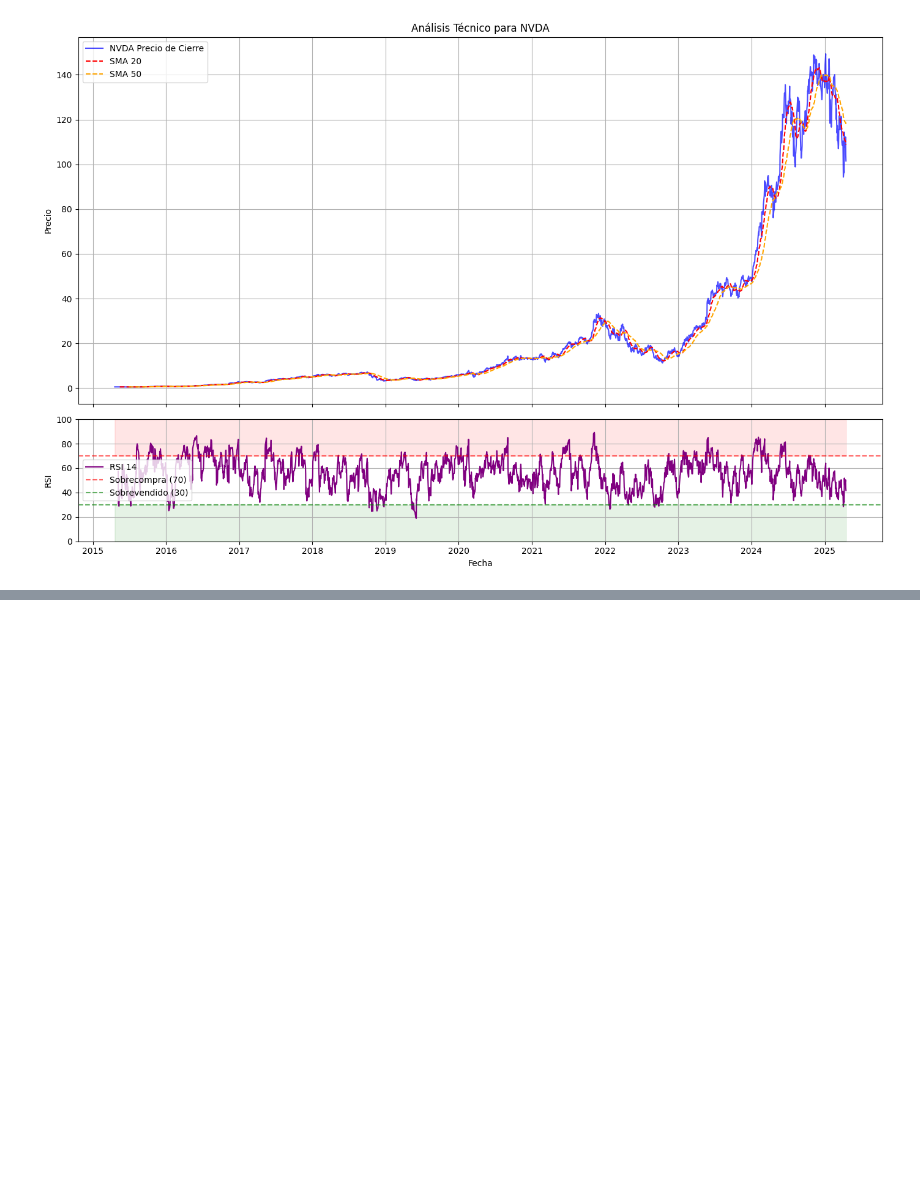
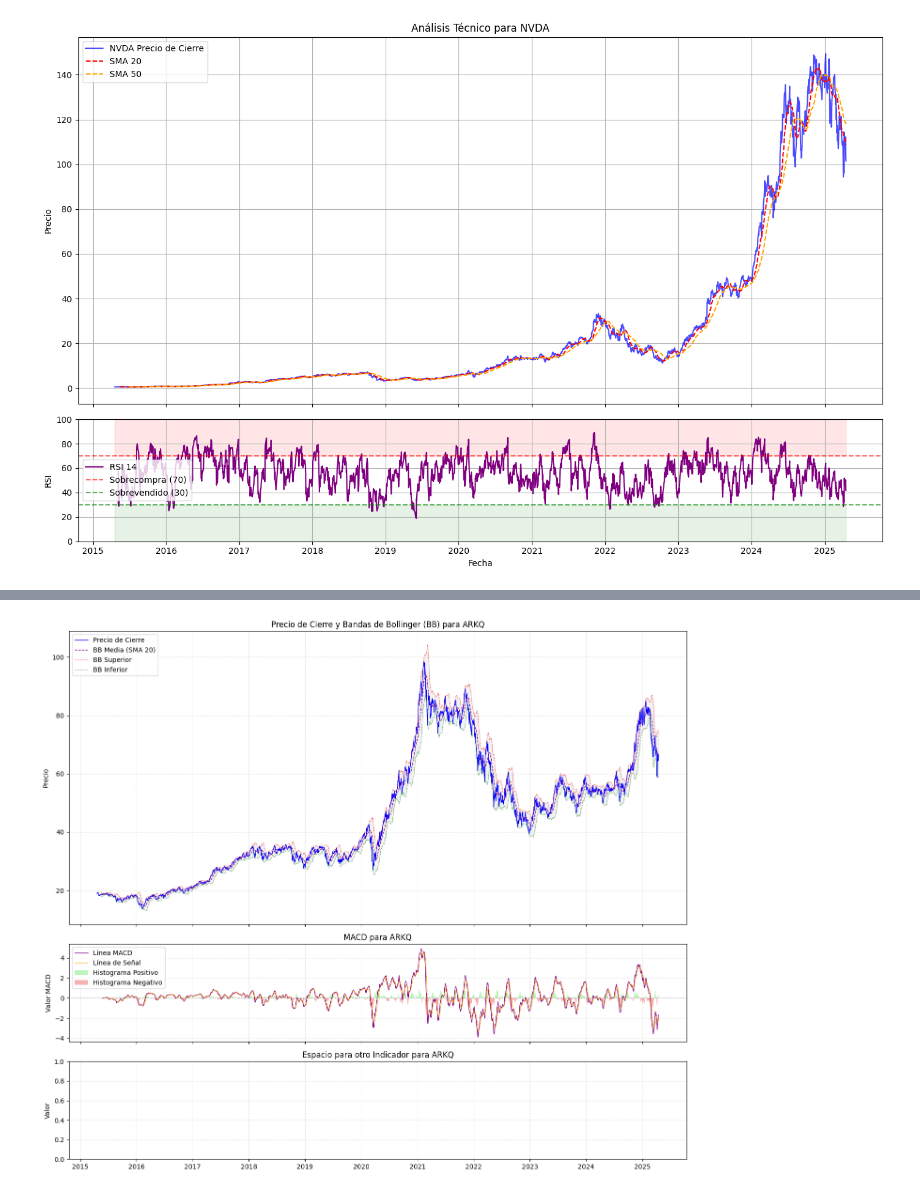
Before and after one commit to Haagila/financial-indicators-project, a Jupyter notebook: notebooks/03_financial_indicators_analysis.ipynb, the cells around one changed output, grey strips where cells are left out. Cells and saved outputs as stored; diff of their text form; code cells hidden in the pictures; blank space fills up the shorter version.

```diff
--- a/notebooks/03_financial_indicators_analysis.ipynb
+++ b/notebooks/03_financial_indicators_analysis.ipynb
@@ -246,0 +298,81 @@ Generando gráfico de Precio, SMAs y RSI para NVDA...
+# %%
+import pandas as pd
+import ta.volatility
+import matplotlib.pyplot as plt
+import matplotlib.gridspec as gridspec
+
+if not isinstance(data_cleaned.index, pd.DatetimeIndex):
+    data_cleaned.index = pd.to_datetime(data_cleaned.index)
+    print("Índice convertido a DatetimeIndex.")
+
+
+print("\nCalculando Bandas de Bollinger (BB) para cada ticker usando la librería 'ta'...")
+
+# Obtenemos la lista de tickers
+tickers = data_cleaned.columns.get_level_values(1).unique()
+
+for ticker in tickers:
+    close_series = data_cleaned[('Close', ticker)]
+
+    # Calcula los componentes de las Bandas de Bollinger (ventanas estándar: 20 períodos, 2 desviaciones)
+    bb_hband = ta.volatility.bollinger_hband(close_series, window=20, window_dev=2)
+    bb_lband = ta.volatility.bollinger_lband(close_series, window=20, window_dev=2)
+    bb_mavg = ta.volatility.bollinger_mavg(close_series, window=20)
+
+    # Añade los componentes de BB como nuevas columnas al DataFrame
+    data_cleaned[('BB_HBand', ticker)] = bb_hband
+    data_cleaned[('BB_LBand', ticker)] = bb_lband
+    data_cleaned[('BB_MAvg', ticker)] = bb_mavg
+
+print("Bandas de Bollinger añadidas al DataFrame.")
+
+# Visualizar Precio de Cierre, Bandas de Bollinger y MACD por Ticker
+print("\nGenerando gráficos de Precio de Cierre con Bandas de Bollinger, y MACD por ticker...")
+
+for ticker in tickers:
+    fig = plt.figure(figsize=(14, 12))
+    gs = gridspec.GridSpec(3, 1, height_ratios=[3, 1, 1])
+
+    # Precio de Cierre y Bandas de Bollinger ---
+    ax0 = fig.add_subplot(gs[0, 0])
+    ax0.plot(data_cleaned.index, data_cleaned[('Close', ticker)], label='Precio de Cierre', color='blue', linewidth=1)
+    ax0.plot(data_cleaned.index, data_cleaned[('BB_MAvg', ticker)], label='BB Media (SMA 20)', color='purple', linestyle='--', linewidth=1)
+    ax0.plot(data_cleaned.index, data_cleaned[('BB_HBand', ticker)], label='BB Superior', color='red', linestyle=':', linewidth=0.8)
+    ax0.plot(data_cleaned.index, data_cleaned[('BB_LBand', ticker)], label='BB Inferior', color='green', linestyle=':', linewidth=0.8)
+
+    ax0.fill_between(data_cleaned.index, data_cleaned[('BB_LBand', ticker)], data_cleaned[('BB_HBand', ticker)], color='gray', alpha=0.1)
+
+    ax0.set_title(f'Precio de Cierre y Bandas de Bollinger (BB) para {ticker}')
+    ax0.set_ylabel('Precio')
+    ax0.legend(loc='upper left')
+    ax0.grid(True, linestyle=':', alpha=0.6)
+    plt.setp(ax0.get_xticklabels(), visible=False)
+
+    ax1 = fig.add_subplot(gs[1, 0], sharex=ax0)
+    ax1.plot(data_cleaned.index, data_cleaned[('MACD_Line', ticker)], label='Línea MACD', color='purple', linewidth=1)
+    ax1.plot(data_cleaned.index, data_cleaned[('MACD_Signal', ticker)], label='Línea de Señal', color='orange', linestyle='--', linewidth=1)
+
+    hist_data = data_cleaned[('MACD_Hist', ticker)].dropna()
+    hist_index = hist_data.index
+    ax1.fill_between(hist_index, hist_data, 0,
+                     where=(hist_data > 0), facecolor='lightgreen', alpha=0.6, label='Histograma Positivo')
+    ax1.fill_between(hist_index, hist_data, 0,
+                     where=(hist_data < 0), facecolor='lightcoral', alpha=0.6, label='Histograma Negativo')
+
+    ax1.axhline(0, color='gray', linestyle=':', linewidth=0.8) # Línea cero
+    ax1.set_title(f'MACD para {ticker}')
+    ax1.set_ylabel('Valor MACD')
+    ax1.legend(loc='upper left')
+    ax1.grid(True, linestyle=':', alpha=0.6)
+    plt.setp(ax1.get_xticklabels(), visible=False)
+
+    ax2 = fig.add_subplot(gs[2, 0], sharex=ax0)
+    ax2.set_title(f'Espacio para otro Indicador para {ticker}')
+    ax2.set_ylabel('Valor')
+    ax2.grid(True, linestyle=':', alpha=0.6)
+
+    plt.tight_layout()
+    plt.show()
+
+print("\nVisualización de Bandas de Bollinger y MACD completada para todos los tickers.")
+# %% [output]
@@ -246,0 +383 @@ Generando gráfico de Precio, SMAs y RSI para NVDA...
+[figure, added]
```
Also changed, not shown: parts of 8 cells of this notebook.
